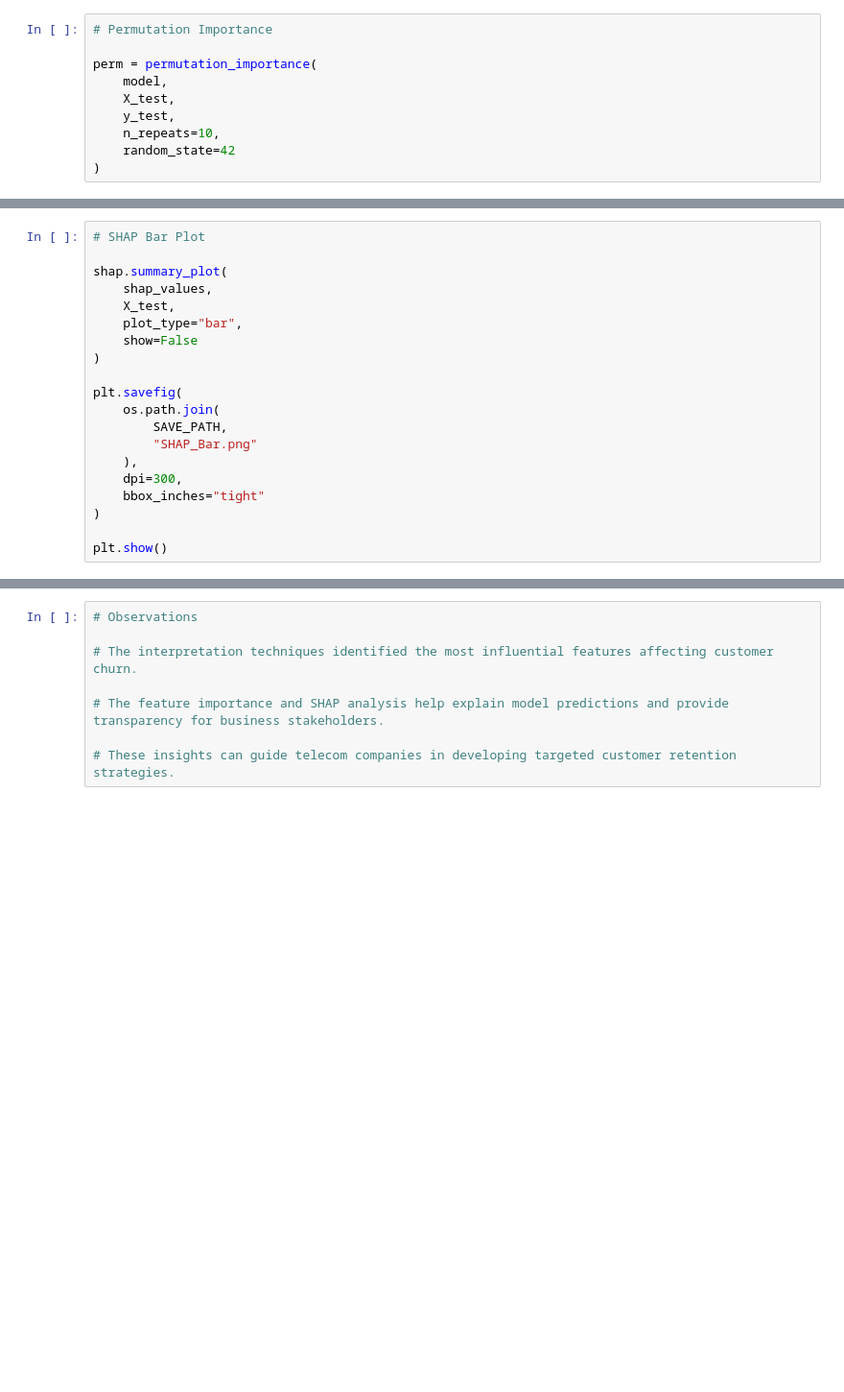
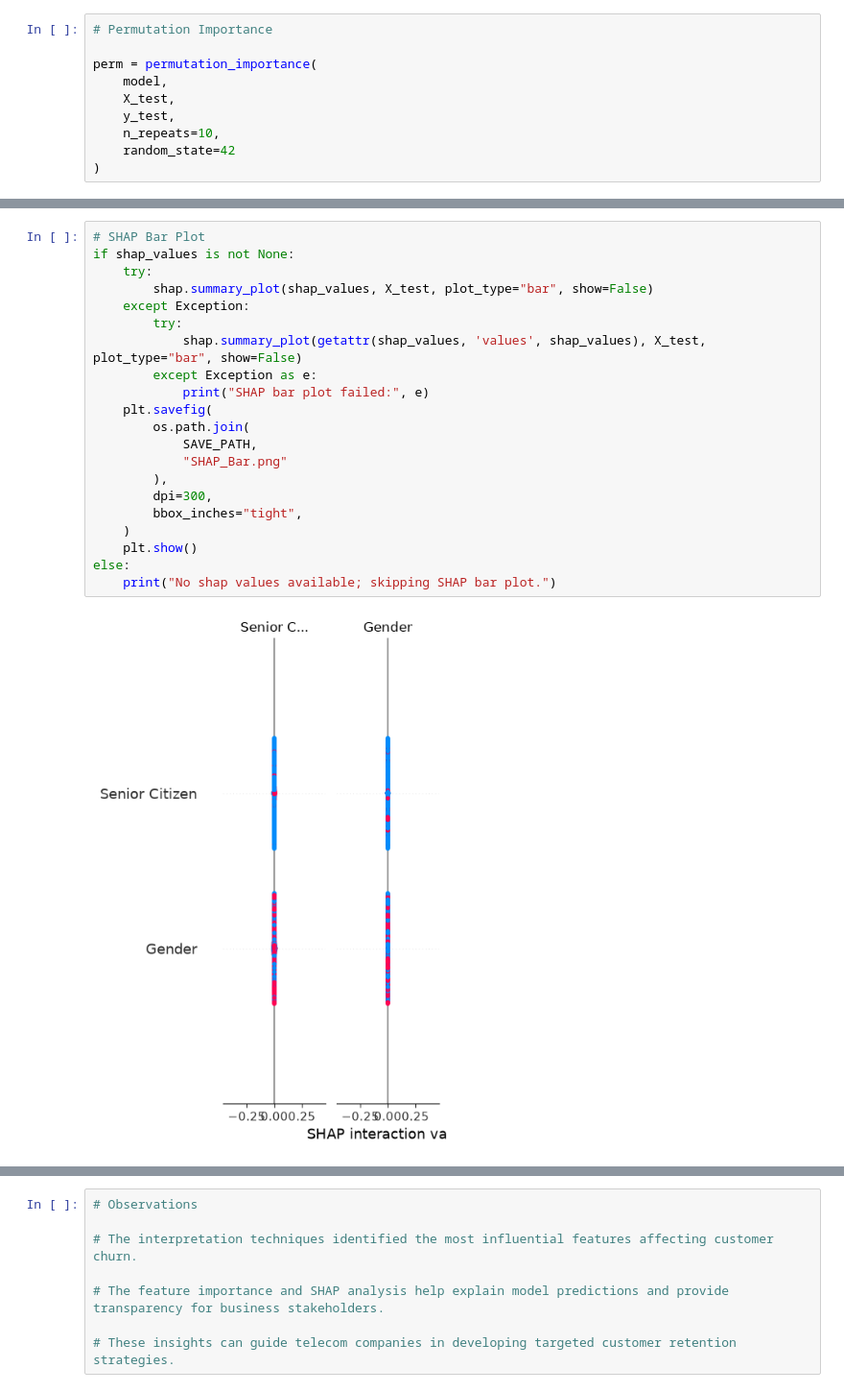
Before and after one commit to sagnikkkkkkkk/Customer-Churn-Prediction-for-a-Telecom-Company, a Jupyter notebook: notebooks/09_Model_Interpretation.ipynb, the cells around one changed output, grey strips where cells are left out. Shown at 96% size. Cells and saved outputs as stored; diff of their text form; blank space fills up the shorter version.

```diff
--- a/notebooks/09_Model_Interpretation.ipynb
+++ b/notebooks/09_Model_Interpretation.ipynb
@@ -168,22 +197,25 @@ plt.show()
 # %%
 # SHAP Bar Plot
-
-shap.summary_plot(
-    shap_values,
-    X_test,
-    plot_type="bar",
-    show=False
-)
-
-plt.savefig(
-    os.path.join(
-        SAVE_PATH,
-        "SHAP_Bar.png"
-    ),
-    dpi=300,
-    bbox_inches="tight"
-)
-
-plt.show()
+if shap_values is not None:
+    try:
+        shap.summary_plot(shap_values, X_test, plot_type="bar", show=False)
+    except Exception:
+        try:
+            shap.summary_plot(getattr(shap_values, 'values', shap_values), X_test, plot_type="bar", show=False)
+        except Exception as e:
+            print("SHAP bar plot failed:", e)
+    plt.savefig(
+        os.path.join(
+            SAVE_PATH,
+            "SHAP_Bar.png"
+        ),
+        dpi=300,
+        bbox_inches="tight",
+    )
+    plt.show()
+else:
+    print("No shap values available; skipping SHAP bar plot.")
+# %% [output]
+[figure, added]
 # %%
 # SHAP Waterfall Plot
```
Also changed, not shown: parts of 9 cells of this notebook, 8 other files.
